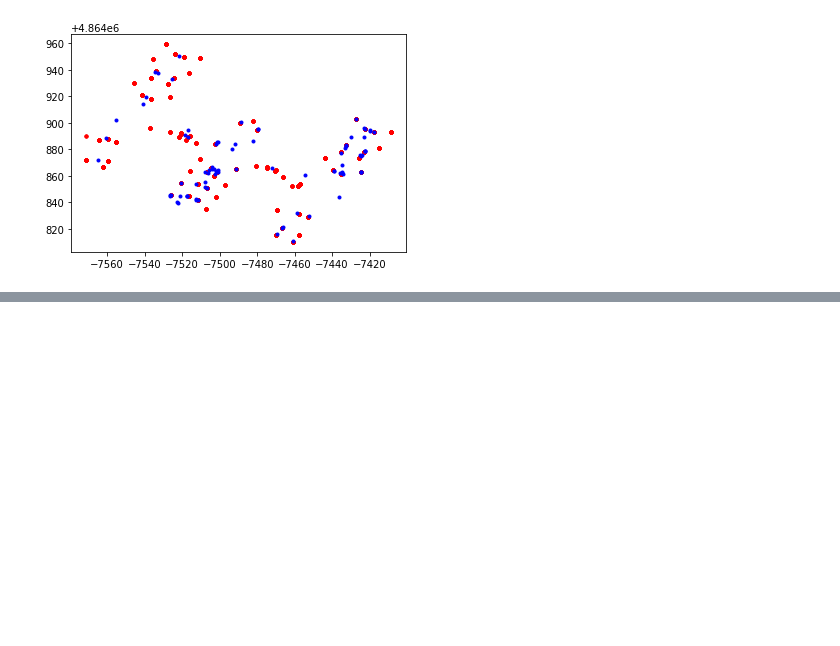
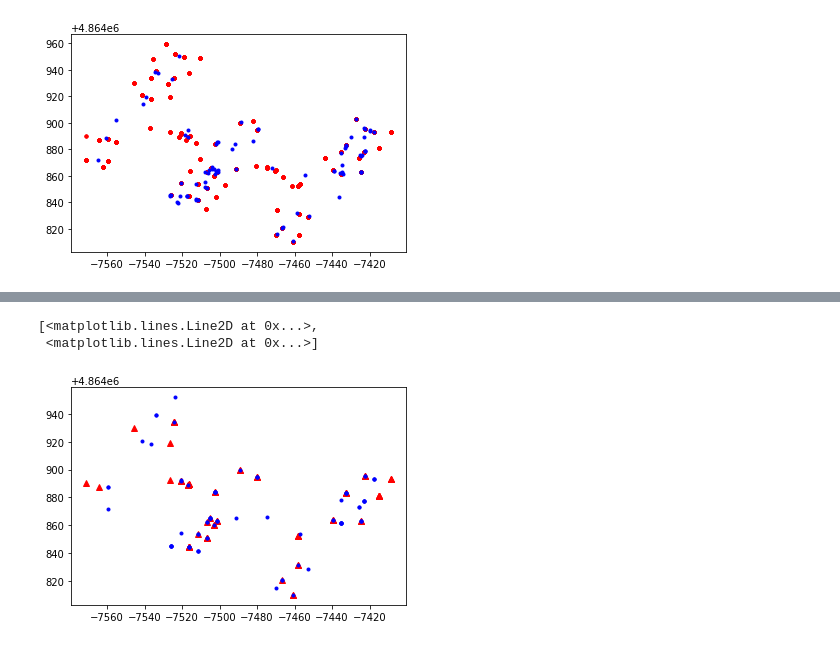
Before and after one commit to heathcliffYang/CRF, a Jupyter notebook: CRF_for_U.ipynb, the cells around one changed output, grey strips where cells are left out. Drawn from its saved outputs; the diff is of its cells as text; code cells hidden in the pictures; blank space fills up the shorter version.

Commit message:
Finish train and validation in 2D, need tuning

```diff
--- a/CRF_for_U.ipynb
+++ b/CRF_for_U.ipynb
@@ -576,0 +535,40 @@ total_error/81
+# %%
+# scoring the validation result
+pred_batch_v = ssvm.predict(batch_wifi_v)
+total_error = 0
+
+validation_latitude = []
+validation_longitude = []
+
+gt_validation_latitude_loc_dict_space = []
+gt_validation_longitude_loc_dict_space = []
+
+for i in range(1,batch_num+1):
+    for j in range(seq_window):
+        if (batch_loc_v[i][j] == 0):
+            gt_validation_latitude_loc_dict_space.append(latitude_list[65])
+            gt_validation_longitude_loc_dict_space.append(longitude_list[11])
+            continue
+        for x in range(len(latitude_list)):
+            for y in range(len(longitude_list)):
+                if (batch_loc_v[i][j] == loc_dict[latitude_list[x]][longitude_list[y]]):
+                    gt_validation_latitude_loc_dict_space.append(latitude_list[x])
+                    gt_validation_longitude_loc_dict_space.append(longitude_list[y])
+                    #print(i, j, batch_loc_v[i][j], x, y, len(gt_validation_latitude_loc_dict_space))
+                    break
+
+iter_validating_data = 0
+for i in range(1,batch_num+1):
+    for j in range(seq_window):
+        for x in range(len(latitude_list)):
+            for y in range(len(longitude_list)):
+                if (pred_batch_v[i][j] == loc_dict[latitude_list[x]][longitude_list[y]]):
+                    validation_latitude.append(latitude_list[x])
+                    validation_longitude.append(longitude_list[y])
+                    total_error += math.sqrt(pow(latitude_list[x] - wifi_loc_time_v[iter_validating_data][521],2)+pow(longitude_list[y] - wifi_loc_time_v[iter_validating_data][520],2))
+                    #print(iter_validating_data, i, j)
+                    #print("state:", loc_dict[latitude_list[x]][longitude_list[y]], batch_loc_v[i][j], "       Distance:",math.sqrt(pow(latitude_list[x] - wifi_loc_time_v[iter_validating_data][521],2)+pow(longitude_list[y] - wifi_loc_time_v[iter_validating_data][520],2)))
+                    break
+        iter_validating_data += 1
+
+print("RMSE: ",total_error/84)
@@ -576,0 +593,6 @@ total_error/81
+# %%
+plt.plot(validation_longitude, validation_latitude, 'r^', gt_validation_longitude_loc_dict_space, gt_validation_latitude_loc_dict_space, 'b.')
+# %% [output]
+[<matplotlib.lines.Line2D at 0x...>,
+ <matplotlib.lines.Line2D at 0x...>]
+[figure, added]
```
Also changed, not shown: parts of 20 cells of this notebook.
